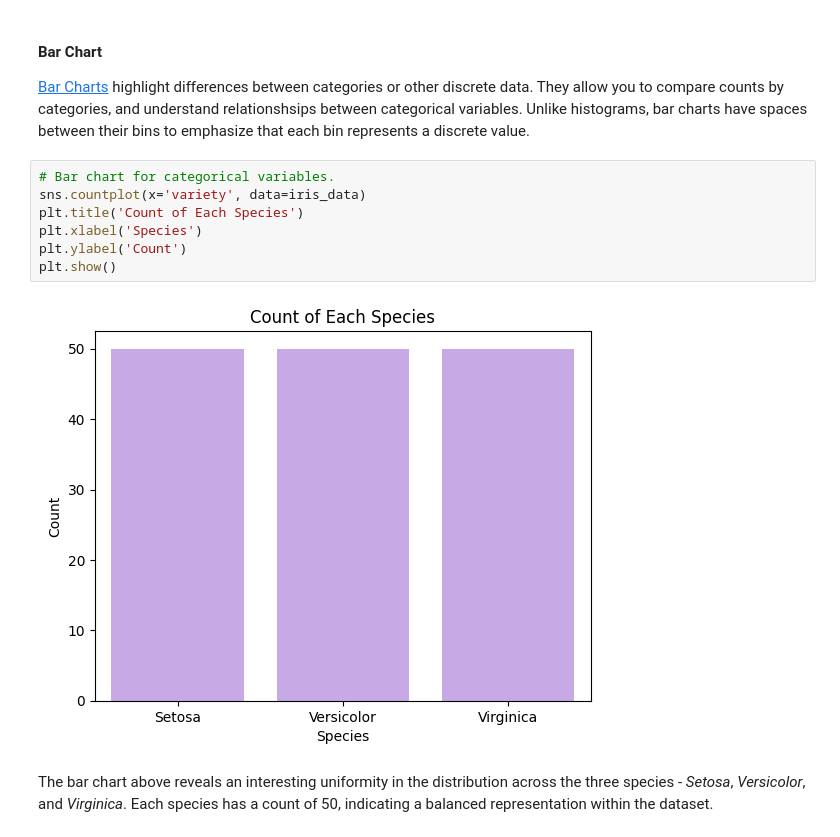
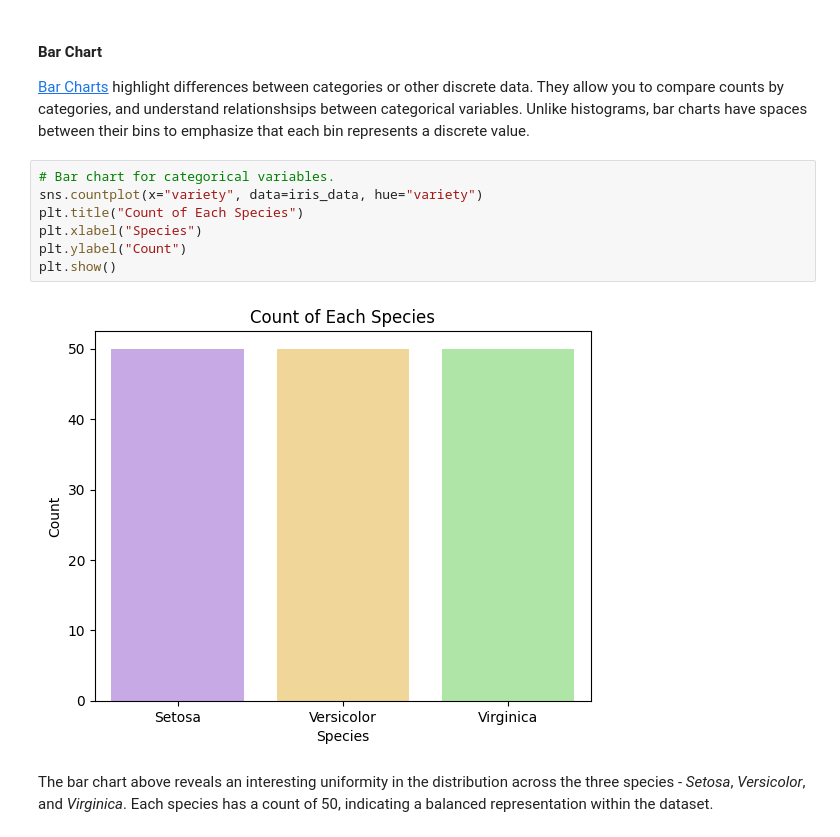
Before and after one commit to claretubs/fundamentals-data-analysis-project, a Jupyter notebook: project.ipynb, the cells around one changed output. Drawn from its saved outputs; the diff is of its cells as text.

```diff
--- a/project.ipynb
+++ b/project.ipynb
@@ -439,13 +439,13 @@ plt.show()
 [Bar Charts](https://statisticsbyjim.com/graphs/bar-charts/#:~:text=Bar%20charts%20highlight%20differences%20between%20categories%20or%20other,can%20help%20you%20understand%20the%20relationship%20between%20them.) highlight differences between categories or other discrete data. They allow you to compare counts by categories, and understand relationshsips between categorical variables. Unlike histograms, bar charts have spaces between their bins to emphasize that each bin represents a discrete value.
 # %%
 # Bar chart for categorical variables.
-sns.countplot(x='variety', data=iris_data)
-plt.title('Count of Each Species')
-plt.xlabel('Species')
-plt.ylabel('Count')
+sns.countplot(x="variety", data=iris_data, hue="variety")
+plt.title("Count of Each Species")
+plt.xlabel("Species")
+plt.ylabel("Count")
 plt.show()
 # %% [output]
-[figure, old version]
+[figure, new version]
 # %% [markdown]
 The bar chart above reveals an interesting uniformity in the distribution across the three species - *Setosa*, *Versicolor*, and *Virginica*. Each species has a count of 50, indicating a balanced representation within the dataset.
 # %% [markdown]
```
Also changed, not shown: parts of 6 cells of this notebook.
